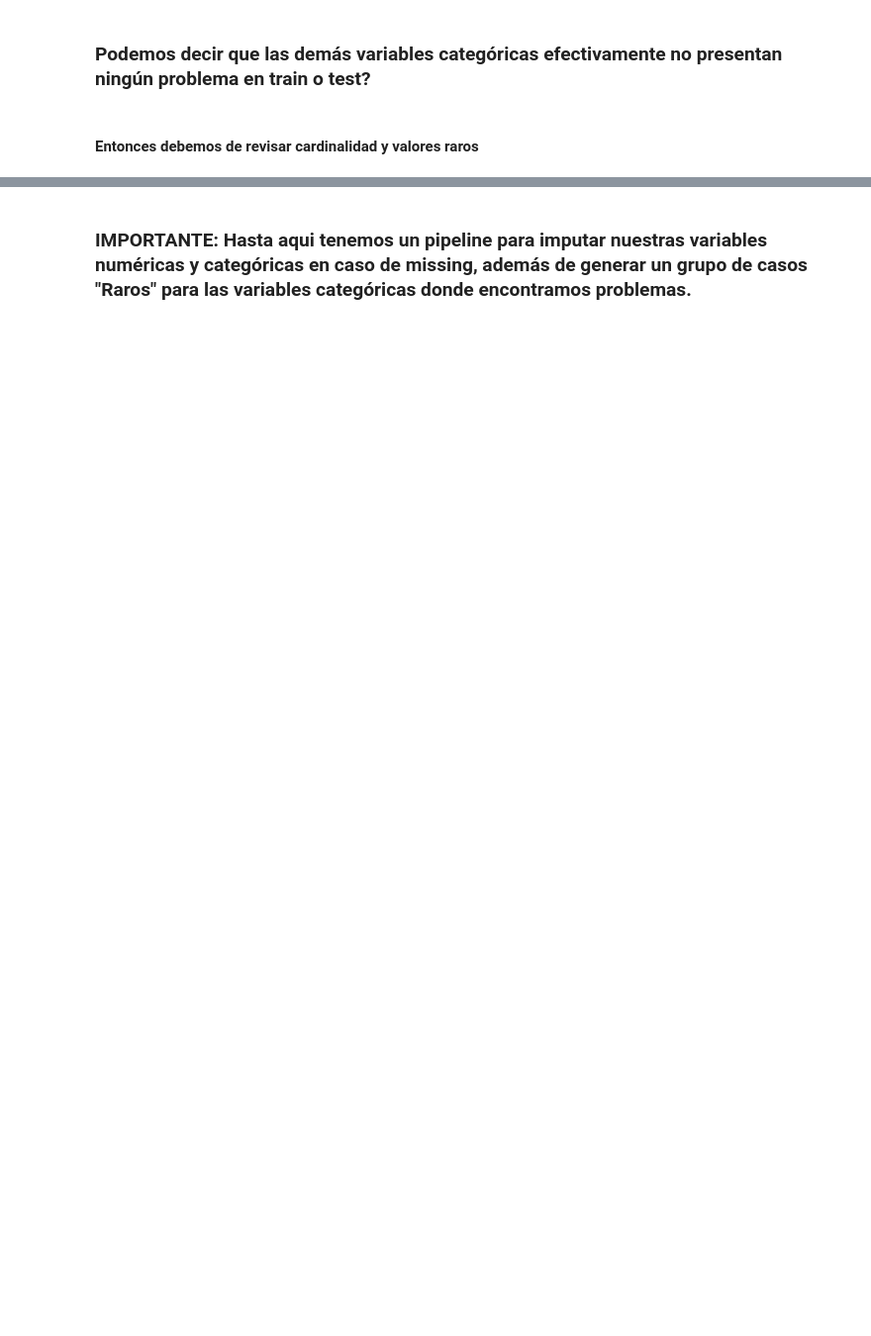
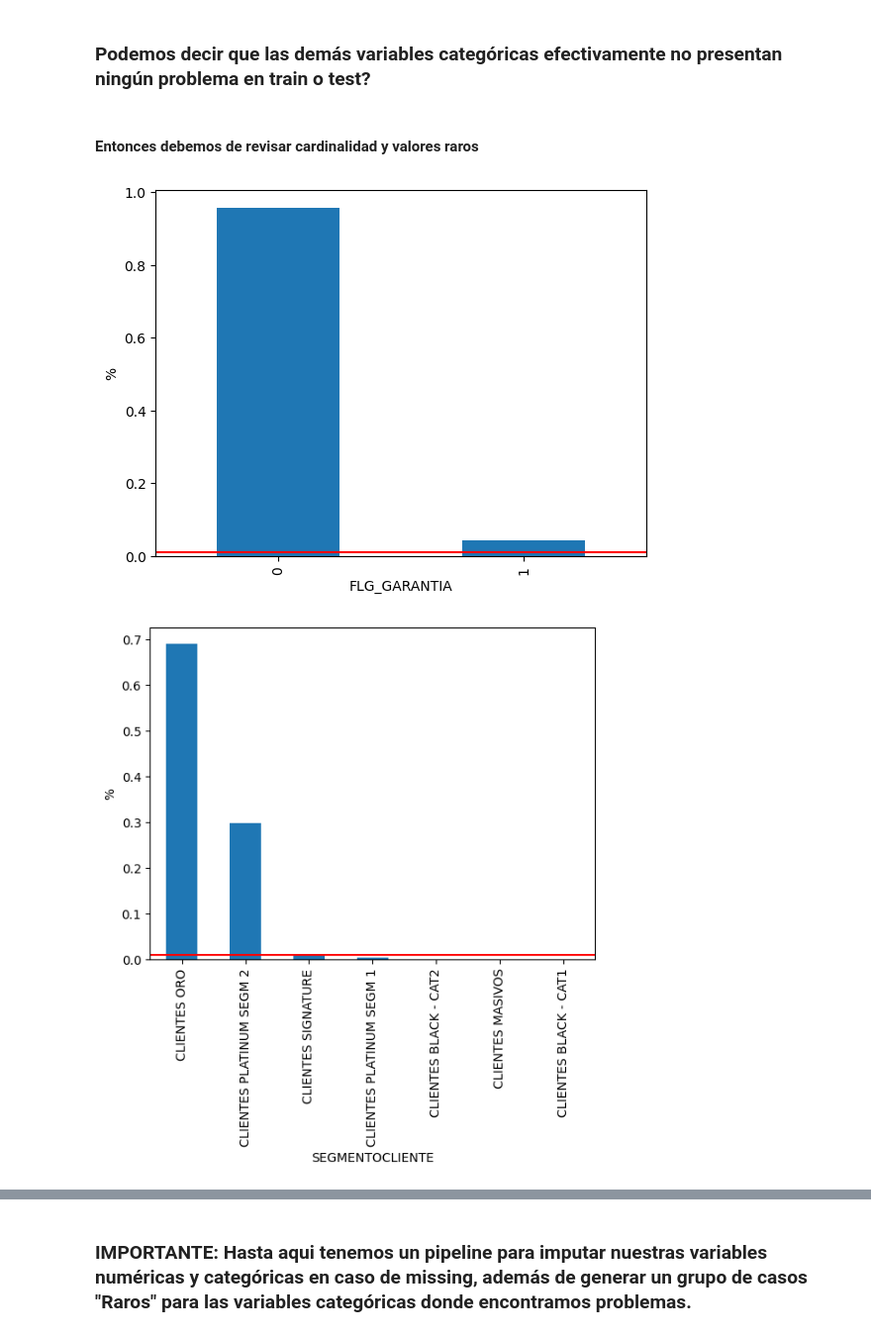
Before and after one commit to jpantojaj/CreditScoring, a Jupyter notebook: Sesión_6_11_Desarrollo_Calibracion_Validación_Modelo.ipynb, the cells around one changed output, grey strips where cells are left out. Shown at 99% size. Cells and saved outputs as stored; diff of their text form; code cells hidden in the pictures; blank space fills up the shorter version.

```diff
--- a/Sesión_6_11_Desarrollo_Calibracion_Validación_Modelo.ipynb
+++ b/Sesión_6_11_Desarrollo_Calibracion_Validación_Modelo.ipynb
@@ -782,9 +816,12 @@ print('El nro de categorias que aparecen en el test y no en el train es', len(un
 # %%
 total = len(X_train_t)
 for col in cat_cols:
     temp_df = pd.Series(X_train_t[col].value_counts() / total)
     fig = temp_df.sort_values(ascending=False).plot.bar() #figsize=(10,5)
     fig.set_xlabel(col)
-    fig.axhline(y=0.05, color='red')
+    fig.axhline(y=0.01, color='red')
     fig.set_ylabel('%')
     plt.show()
+# %% [output]
+[figure, added]
+[figure, added]
```
Also changed, not shown: parts of 197 cells of this notebook.
